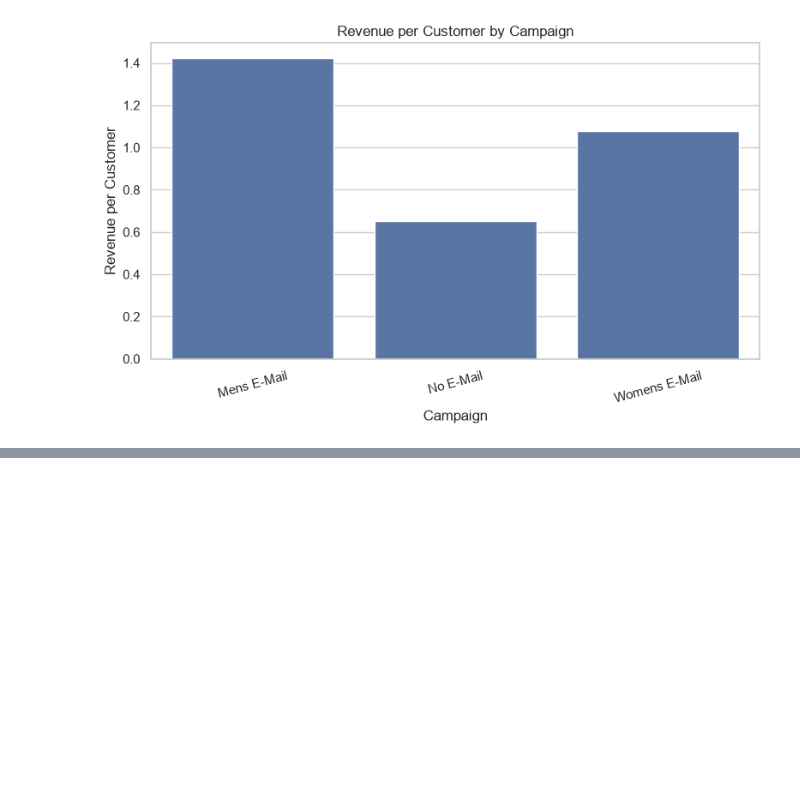
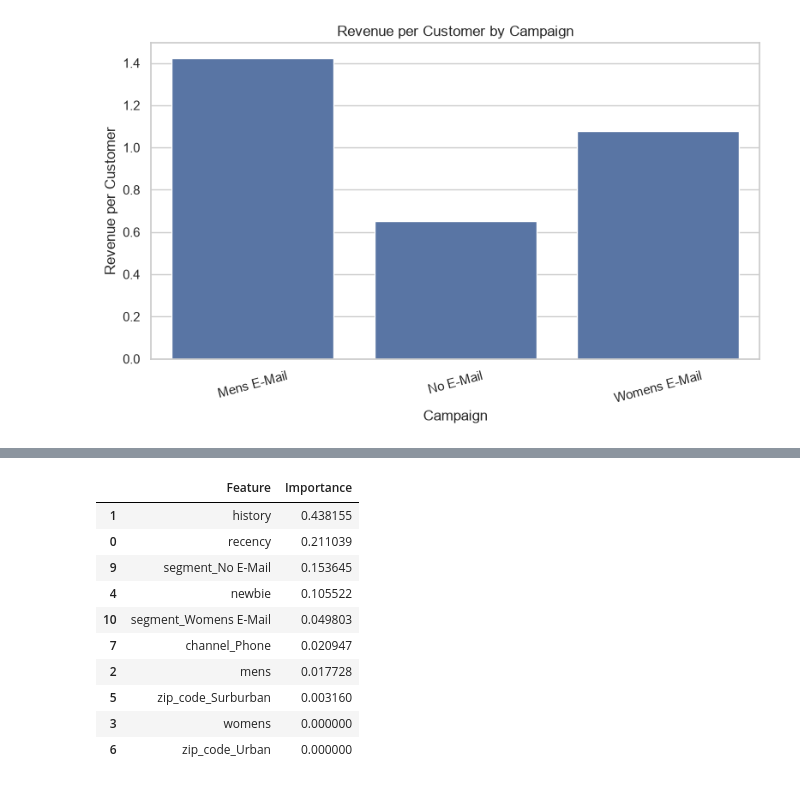
Before and after one commit to sangamitrap/Digital-Marketing-AB-Testing, a Jupyter notebook: notebooks/01_data_analysis.ipynb, the cells around one changed output, grey strips where cells are left out. Drawn from its saved outputs; the diff is of its cells as text; code cells hidden in the pictures; blank space fills up the shorter version.

```diff
--- a/notebooks/01_data_analysis.ipynb
+++ b/notebooks/01_data_analysis.ipynb
@@ -276,0 +823,19 @@ plt.show()
+# %%
+feature_importance = pd.DataFrame({
+    "Feature": X.columns,
+    "Importance": dt_model.feature_importances_
+}).sort_values("Importance", ascending=False)
+
+display(feature_importance.head(10))
+# %% [output]
+|  | Feature | Importance |
+| 1 | history | 0.438155 |
+| 0 | recency | 0.211039 |
+| 9 | segment_No E-Mail | 0.153645 |
+| 4 | newbie | 0.105522 |
+| 10 | segment_Womens E-Mail | 0.049803 |
+| 7 | channel_Phone | 0.020947 |
+| 2 | mens | 0.017728 |
+| 5 | zip_code_Surburban | 0.003160 |
+| 3 | womens | 0.000000 |
+| 6 | zip_code_Urban | 0.000000 |
```
Also changed, not shown: parts of 16 cells of this notebook, 3 other files.
